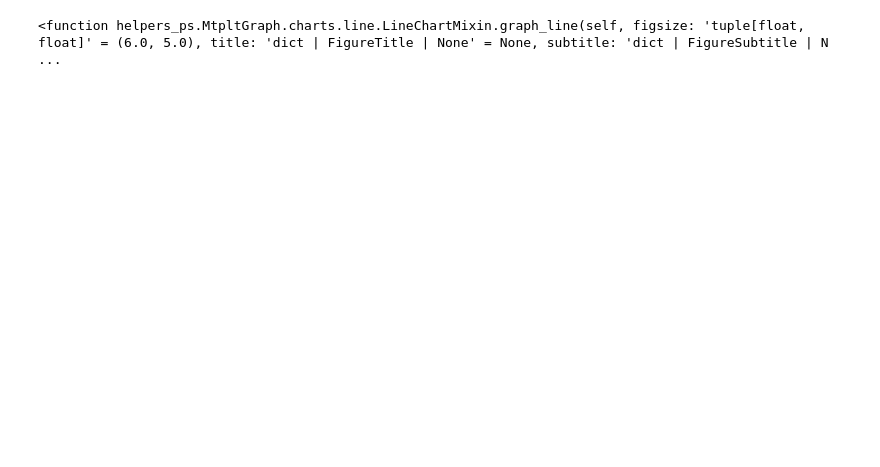
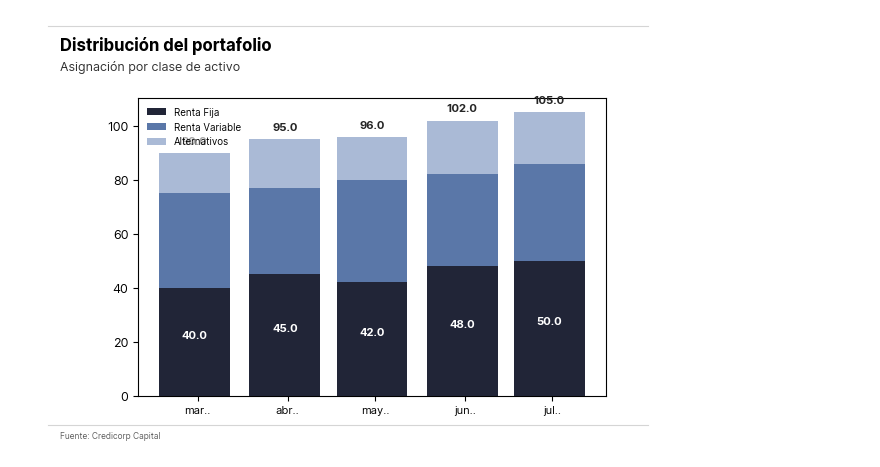
Before and after one commit to jc-ocampob/helpers_ps, a Jupyter notebook: prueba_2.ipynb, the cells around one changed output. Saved outputs shown, nothing was run; the diff lists cells and outputs as text; code cells hidden in the pictures; blank space fills up the shorter version.

```diff
--- a/prueba_2.ipynb
+++ b/prueba_2.ipynb
@@ -90,4 +137,75 @@ g = (
 # %%
-hp.GraphMtplt.graph_line
+df_stacked = pd.DataFrame(
+    {
+        "Renta Fija": [40, 45, 42, 48, 50],
+        "Renta Variable": [35, 32, 38, 34, 36],
+        "Alternativos": [15, 18, 16, 20, 19],
+    },
+    index=pd.to_datetime(
+        [
+            "2026-02-28",
+            "2026-03-31",
+            "2026-04-30",
+            "2026-05-31",
+            "2026-06-30",
+        ]
+    ),
+)
+
+g = hp.GraphMtplt(
+    dataframe=[df_stacked]
+)
+
+g = (
+    g
+    .plot()
+    .add_title("Distribución del portafolio")
+    .add_subtitle("Asignación por clase de activo")
+    .add_source(["Fuente: Credicorp Capital"])
+    .graph_bar(
+        stacked=True,
+        series=[
+            {
+                "ticker": "Renta Fija",
+                "label": "Renta Fija",
+                "color": "#15192C",
+                "tag": [
+                    {
+                        "show": "stack_total",
+                        "x_values": "all",
+                        "template": "{total_value:,.1f}",
+                        "fontsize": 8,
+                        "fontweight": "bold",
+                        "color": "#262626",
+                        "ubic_etq": (0, 5),
+                    },
+                    {
+                        "x_values": "all",
+                        "template": "{y_value:,.1f}",
+                        "fontsize": 8,
+                        "fontweight": "bold",
+                        "color": "white",
+                        "ubic_etq": (0, 5),
+                    }
+                ],
+            },
+            {
+                "ticker": "Renta Variable",
+                "label": "Renta Variable",
+                "color": "#5170A3",
+            },
+            {
+                "ticker": "Alternativos",
+                "label": "Alternativos",
+                "color": "#A6B7D4",
+            },
+        ],
+        x_axis={
+            "fmt": "%b.",
+            "tick_step": 1,
+        },
+    )
+    .add_legend()
+)
 # %% [output]
-<function helpers_ps.MtpltGraph.charts.line.LineChartMixin.graph_line(self, figsize: 'tuple[float, float]' = (6.0, 5.0), title: 'dict | FigureTitle | None' = None, subtitle: 'dict | FigureSubtitle | N ...
+[figure, added]
```
Also changed, not shown: parts of 13 cells of this notebook, 33 other files.
